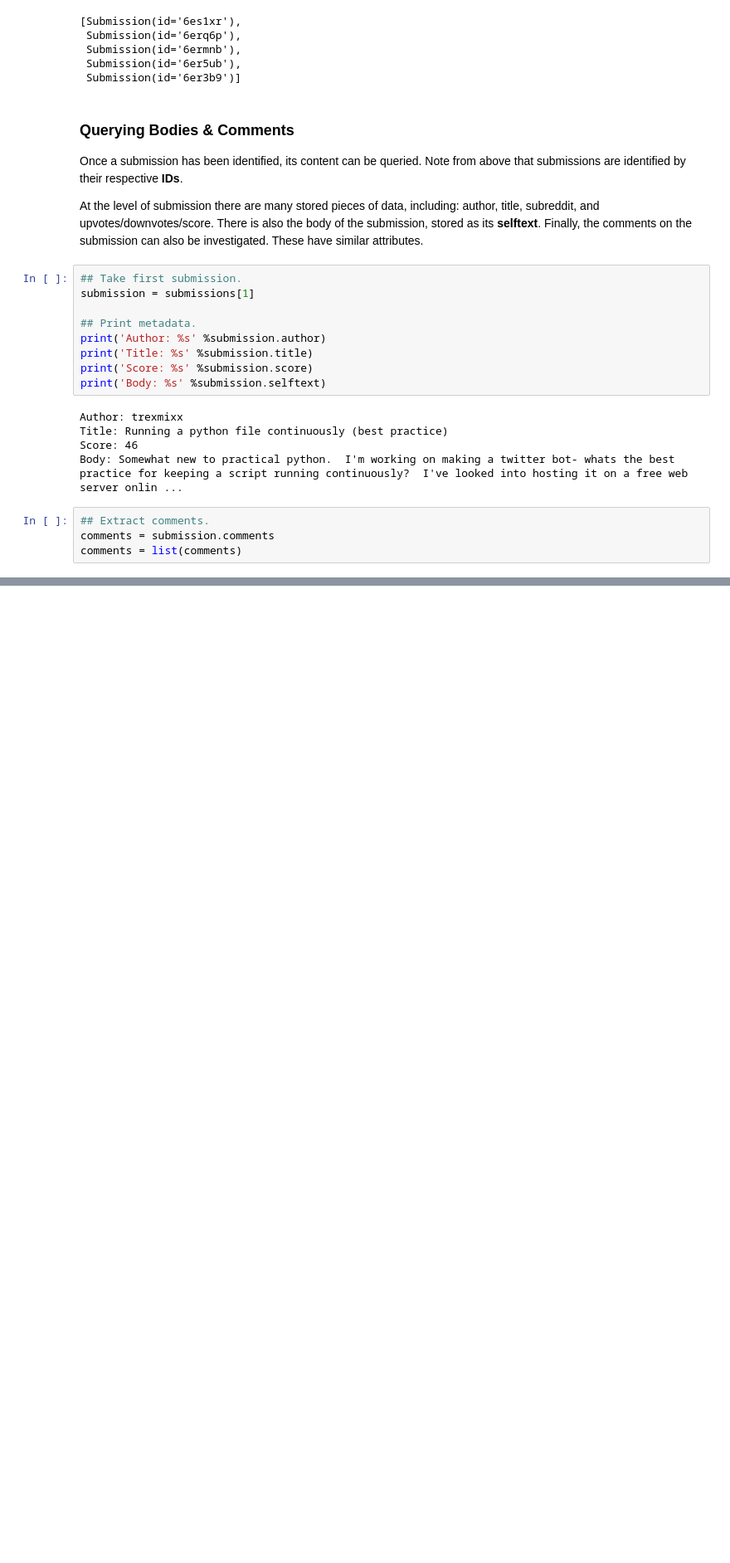
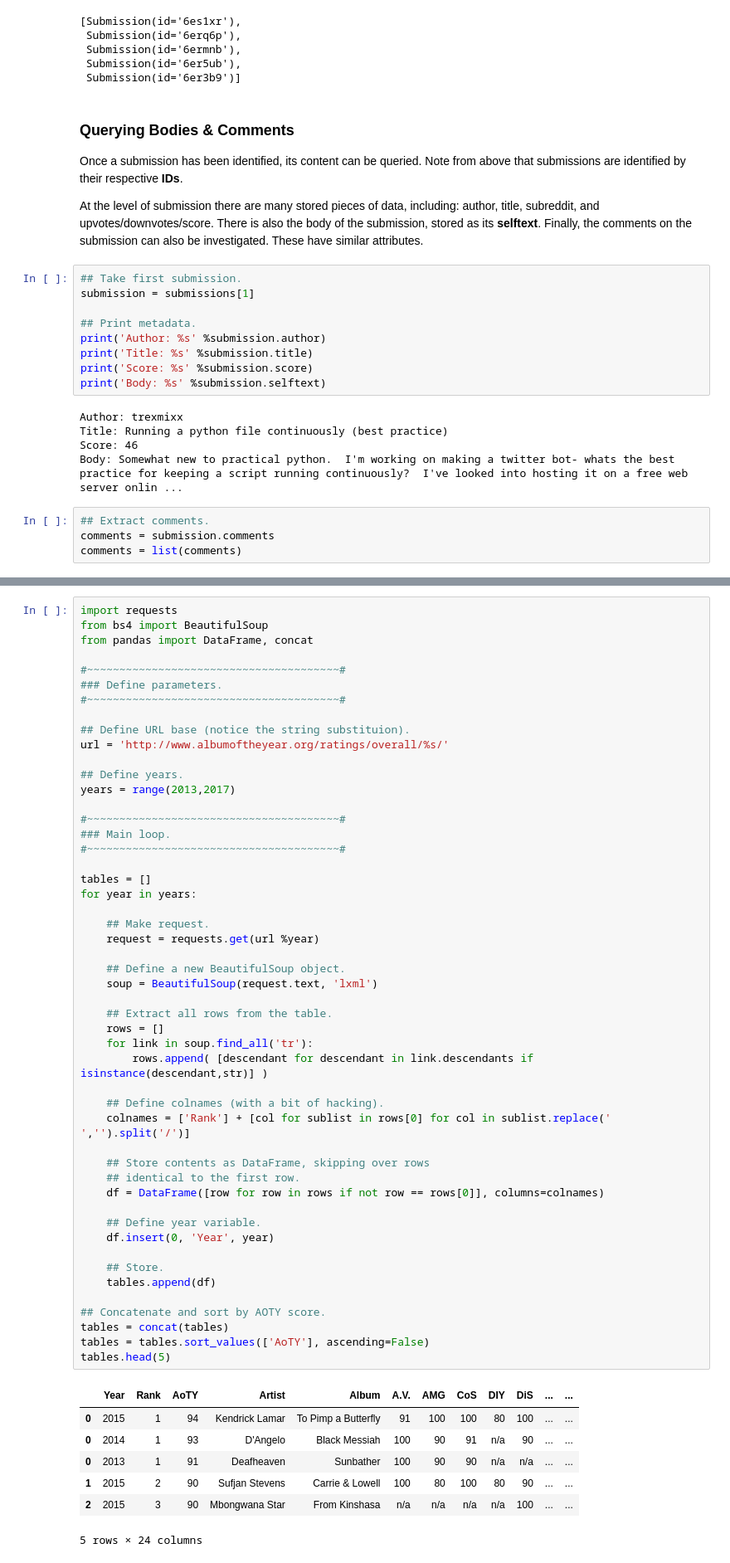
Before and after one commit to szorowi1/qmss2017, a Jupyter notebook: module5/module5_notes.ipynb, the cells around one changed output, grey strips where cells are left out. Shown at 83% size. Drawn from its saved outputs; the diff is of its cells as text; blank space fills up the shorter version.

```diff
--- a/module5/module5_notes.ipynb
+++ b/module5/module5_notes.ipynb
@@ -668,0 +794,58 @@ Unfortunately, the developer of the tutorial did not have access to any Amazon W
+# %%
+import requests
+from bs4 import BeautifulSoup
+from pandas import DataFrame, concat
+
+#~~~~~~~~~~~~~~~~~~~~~~~~~~~~~~~~~~~~~~~#
+### Define parameters.
+#~~~~~~~~~~~~~~~~~~~~~~~~~~~~~~~~~~~~~~~#
+
+## Define URL base (notice the string substituion).
+url = 'http://www.albumoftheyear.org/ratings/overall/%s/'
+
+## Define years.
+years = range(2013,2017)
+
+#~~~~~~~~~~~~~~~~~~~~~~~~~~~~~~~~~~~~~~~#
+### Main loop.
+#~~~~~~~~~~~~~~~~~~~~~~~~~~~~~~~~~~~~~~~#
+
+tables = []
+for year in years:
+
+    ## Make request.
+    request = requests.get(url %year)
+
+    ## Define a new BeautifulSoup object.
+    soup = BeautifulSoup(request.text, 'lxml')
+
+    ## Extract all rows from the table.
+    rows = []
+    for link in soup.find_all('tr'):
+        rows.append( [descendant for descendant in link.descendants if isinstance(descendant,str)] )
+
+    ## Define colnames (with a bit of hacking).
+    colnames = ['Rank'] + [col for sublist in rows[0] for col in sublist.replace(' ','').split('/')]
+
+    ## Store contents as DataFrame, skipping over rows
+    ## identical to the first row.
+    df = DataFrame([row for row in rows if not row == rows[0]], columns=colnames)
+
+    ## Define year variable.
+    df.insert(0, 'Year', year)
+
+    ## Store.
+    tables.append(df)
+
+## Concatenate and sort by AOTY score.
+tables = concat(tables)
+tables = tables.sort_values(['AoTY'], ascending=False)
+tables.head(5)
+# %% [output]
+|  | Year | Rank | AoTY | Artist | Album | A.V. | AMG | CoS | DIY | DiS | ... | ... |
+| 0 | 2015 | 1 | 94 | Kendrick Lamar | To Pimp a Butterfly | 91 | 100 | 100 | 80 | 100 | ... | ... |
+| 0 | 2014 | 1 | 93 | D'Angelo | Black Messiah | 100 | 90 | 91 | n/a | 90 | ... | ... |
+| 0 | 2013 | 1 | 91 | Deafheaven | Sunbather | 100 | 90 | 90 | n/a | n/a | ... | ... |
+| 1 | 2015 | 2 | 90 | Sufjan Stevens | Carrie & Lowell | 100 | 80 | 100 | 80 | 90 | ... | ... |
+| 2 | 2015 | 3 | 90 | Mbongwana Star | From Kinshasa | n/a | n/a | n/a | n/a | 100 | ... | ... |
+5 rows × 24 columns
```
Also changed, not shown: parts of 31 cells of this notebook, 1 other file.
